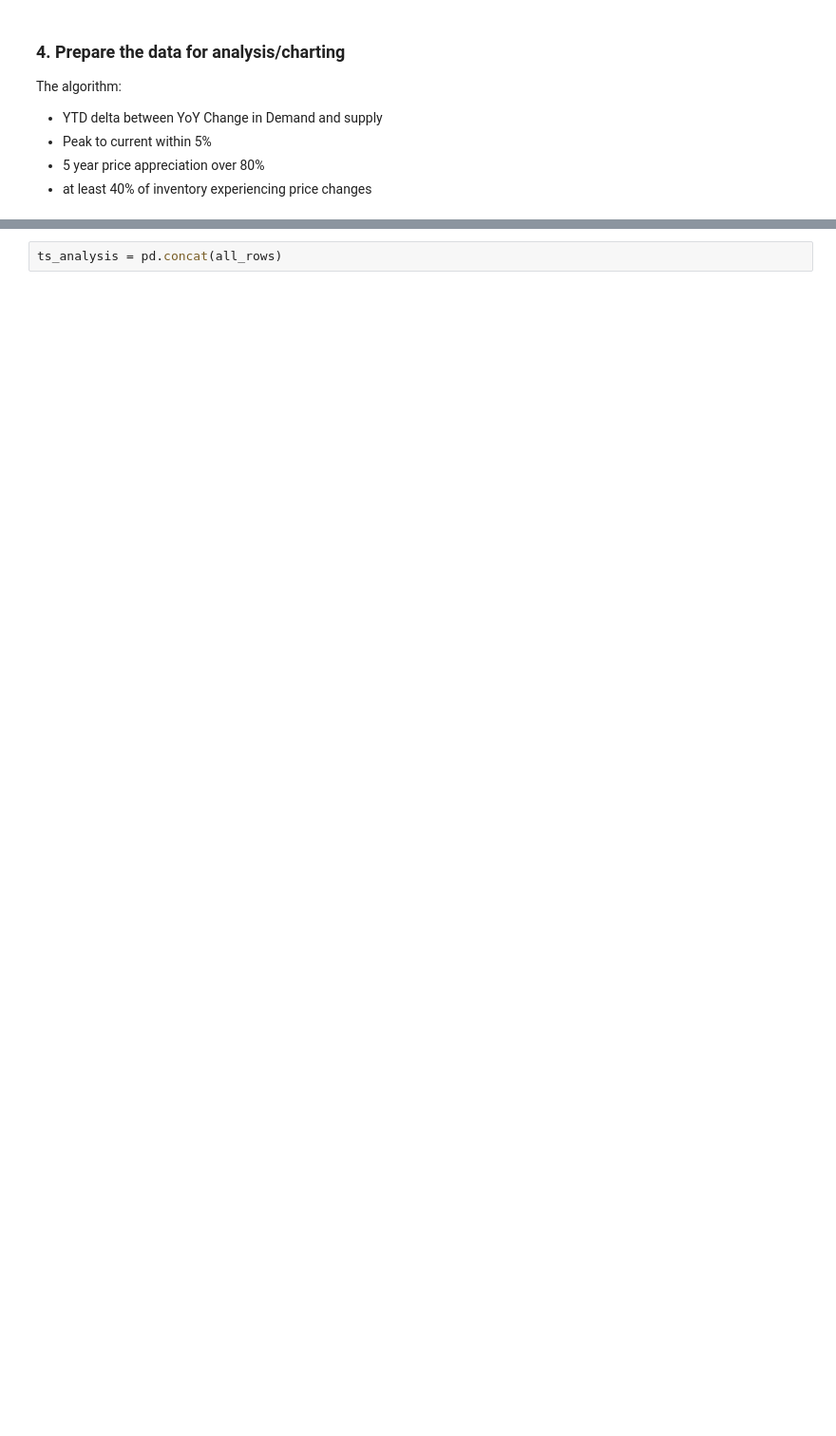
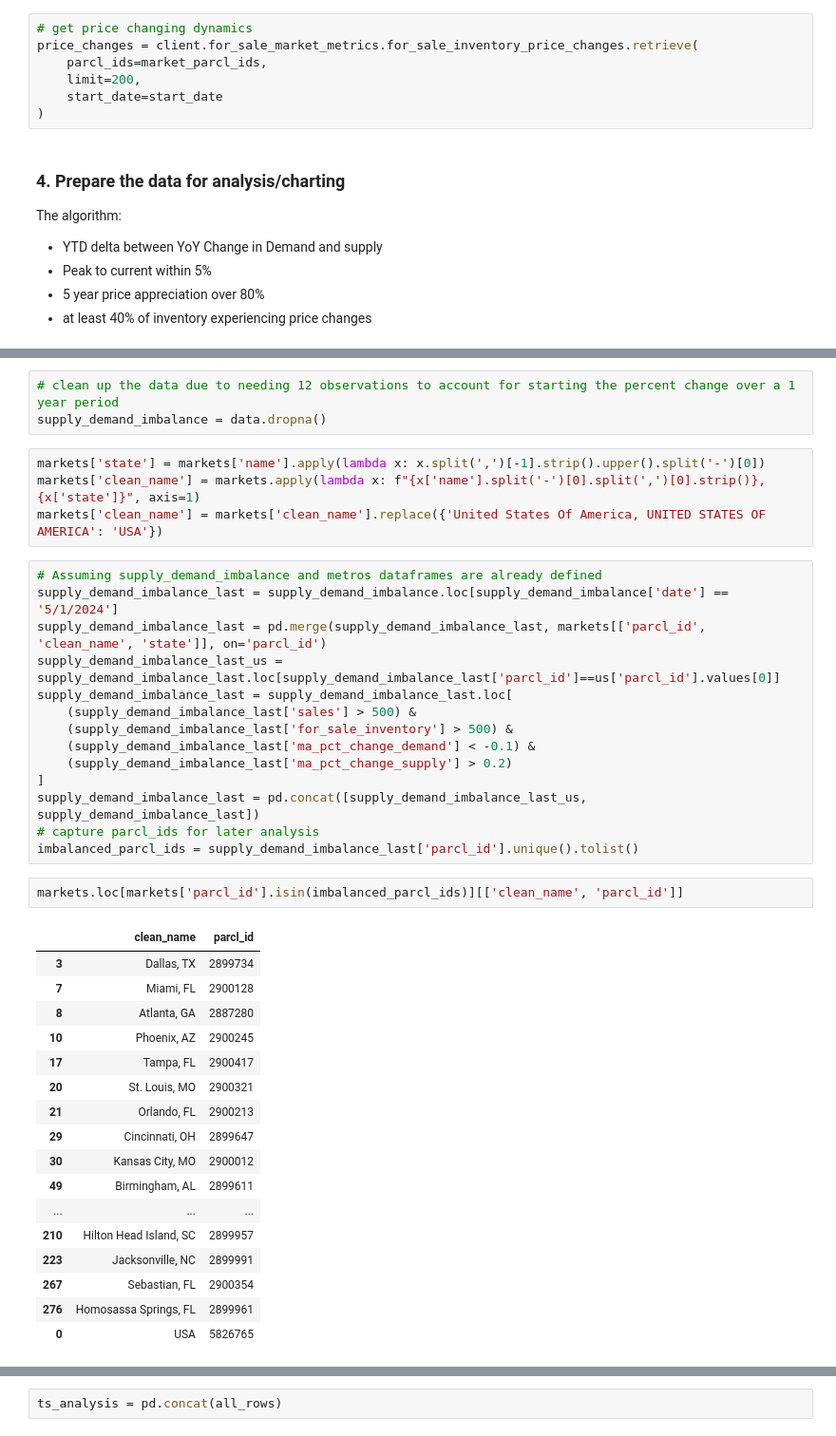
Before and after one commit to ParclLabs/parcllabs-cookbook, a Jupyter notebook: examples/experimental/supply_and_demand/markets_that_could_disrupt.ipynb, the cells around one changed output, grey strips where cells are left out. Shown at 95% size. Saved outputs shown, nothing was run; the diff lists cells and outputs as text; blank space fills up the shorter version.

```diff
--- a/examples/experimental/supply_and_demand/markets_that_could_disrupt.ipynb
+++ b/examples/experimental/supply_and_demand/markets_that_could_disrupt.ipynb
@@ -100,3 +99,10 @@ price_changes = client.for_sale_market_metrics.for_sale_inventory_price_changes.
+# %%
+# get price changing dynamics
+price_changes = client.for_sale_market_metrics.for_sale_inventory_price_changes.retrieve(
+    parcl_ids=market_parcl_ids,
+    limit=200,
+    start_date=start_date
+)
 # %% [markdown]
 ### 4. Prepare the data for analysis/charting
 
@@ -265,0 +154,41 @@ for pid in prices_skew['parcl_id'].unique().tolist():
+# %%
+# clean up the data due to needing 12 observations to account for starting the percent change over a 1 year period
+supply_demand_imbalance = data.dropna()
+# %%
+markets['state'] = markets['name'].apply(lambda x: x.split(',')[-1].strip().upper().split('-')[0])
+markets['clean_name'] = markets.apply(lambda x: f"{x['name'].split('-')[0].split(',')[0].strip()}, {x['state']}", axis=1)
+markets['clean_name'] = markets['clean_name'].replace({'United States Of America, UNITED STATES OF AMERICA': 'USA'})
+# %%
+# Assuming supply_demand_imbalance and metros dataframes are already defined
+supply_demand_imbalance_last = supply_demand_imbalance.loc[supply_demand_imbalance['date'] == '5/1/2024']
+supply_demand_imbalance_last = pd.merge(supply_demand_imbalance_last, markets[['parcl_id', 'clean_name', 'state']], on='parcl_id')
+supply_demand_imbalance_last_us = supply_demand_imbalance_last.loc[supply_demand_imbalance_last['parcl_id']==us['parcl_id'].values[0]]
+supply_demand_imbalance_last = supply_demand_imbalance_last.loc[
+    (supply_demand_imbalance_last['sales'] > 500) &
+    (supply_demand_imbalance_last['for_sale_inventory'] > 500) &
+    (supply_demand_imbalance_last['ma_pct_change_demand'] < -0.1) &
+    (supply_demand_imbalance_last['ma_pct_change_supply'] > 0.2)
+]
+supply_demand_imbalance_last = pd.concat([supply_demand_imbalance_last_us, supply_demand_imbalance_last])
+# capture parcl_ids for later analysis
+imbalanced_parcl_ids = supply_demand_imbalance_last['parcl_id'].unique().tolist()
+# %%
+markets.loc[markets['parcl_id'].isin(imbalanced_parcl_ids)][['clean_name', 'parcl_id']]
+# %% [output]
+|  | clean_name | parcl_id |
+| 3 | Dallas, TX | 2899734 |
+| 7 | Miami, FL | 2900128 |
+| 8 | Atlanta, GA | 2887280 |
+| 10 | Phoenix, AZ | 2900245 |
+| 17 | Tampa, FL | 2900417 |
+| 20 | St. Louis, MO | 2900321 |
+| 21 | Orlando, FL | 2900213 |
+| 29 | Cincinnati, OH | 2899647 |
+| 30 | Kansas City, MO | 2900012 |
+| 49 | Birmingham, AL | 2899611 |
+| ... | ... | ... |
+| 210 | Hilton Head Island, SC | 2899957 |
+| 223 | Jacksonville, NC | 2899991 |
+| 267 | Sebastian, FL | 2900354 |
+| 276 | Homosassa Springs, FL | 2899961 |
+| 0 | USA | 5826765 |
```
Also changed, not shown: parts of 57 cells of this notebook.
